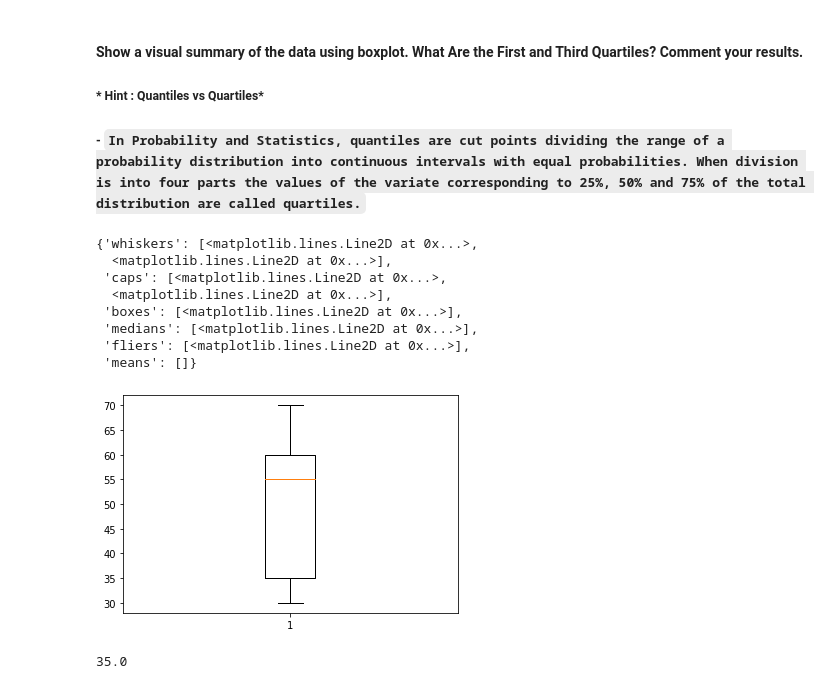
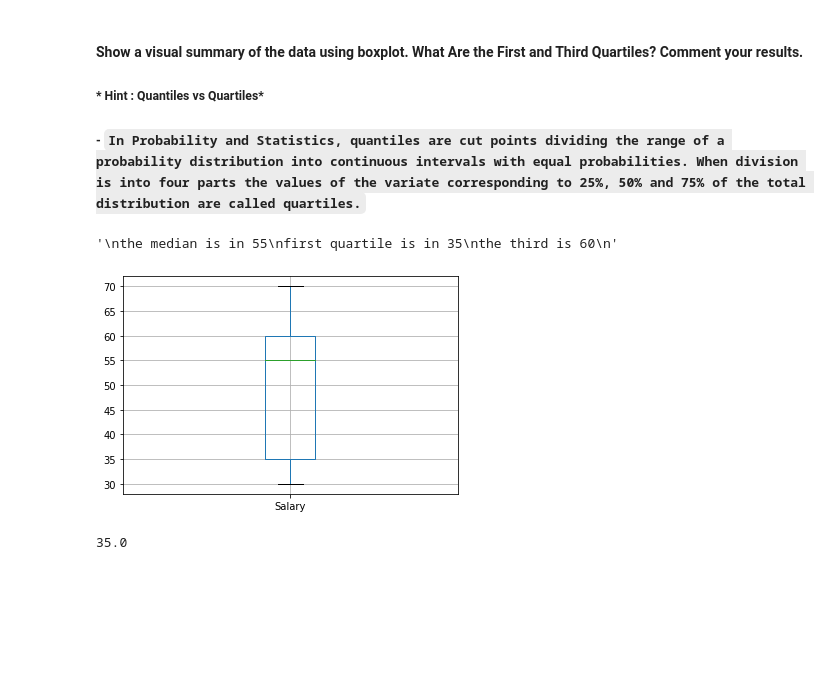
Before and after one commit to ta-data-mexpt/lab-subsetting-and-descriptive-stats, a Jupyter notebook: your-code/main.ipynb, the cells around one changed output. Cells and saved outputs as stored; diff of their text form; code cells hidden in the pictures; blank space fills up the shorter version.

```diff
--- a/your-code/main.ipynb
+++ b/your-code/main.ipynb
@@ -294,22 +296,16 @@ Name: Salary, dtype: float64
 ##### - `In Probability and Statistics, quantiles are cut points dividing the range of a probability distribution into continuous intervals with equal probabilities. When division is into four parts the values of the variate corresponding to 25%, 50% and 75% of the total distribution are called quartiles.`
 # %%
 # draw boxplot here
-plt.boxplot(employee['Salary'])
+#plt.boxplot(employee['Salary'])
+employee.boxplot(column=['Salary'])
 """
 the median is in 55
 first quartile is in 35
 the third is 60
 """
 # %% [output]
-{'whiskers': [<matplotlib.lines.Line2D at 0x...>,
-  <matplotlib.lines.Line2D at 0x...>],
- 'caps': [<matplotlib.lines.Line2D at 0x...>,
-  <matplotlib.lines.Line2D at 0x...>],
- 'boxes': [<matplotlib.lines.Line2D at 0x...>],
- 'medians': [<matplotlib.lines.Line2D at 0x...>],
- 'fliers': [<matplotlib.lines.Line2D at 0x...>],
- 'means': []}
+'\nthe median is in 55\nfirst quartile is in 35\nthe third is 60\n'
-[figure, old version]
+[figure, new version]
 # %%
 # print first quartile here
 employee['Salary'].quantile(.25)
```
Also changed, not shown: parts of 26 cells of this notebook, 2 other files.
